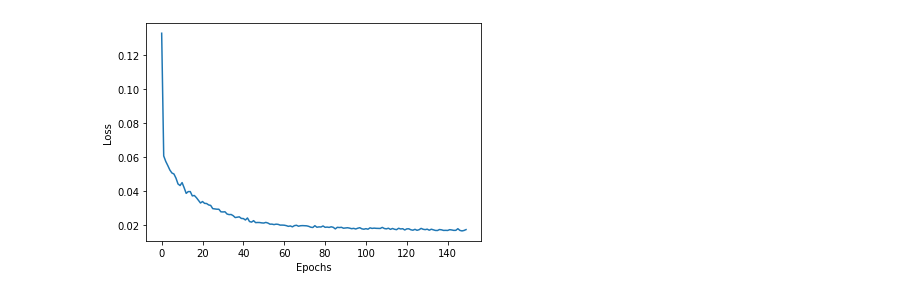
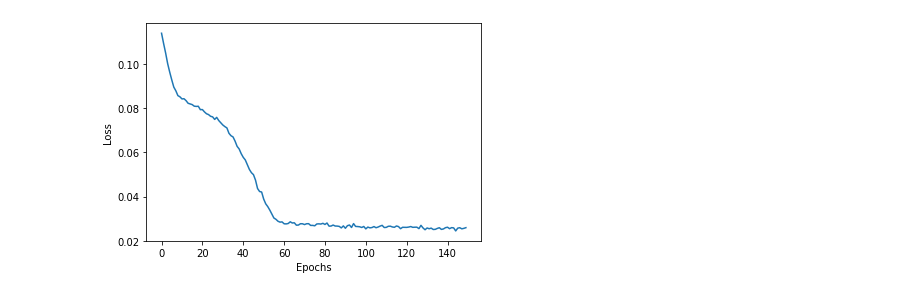
Before and after one commit to graphtrek/stockforecast, a Jupyter notebook: graphtrek_06.ipynb, the cells around one changed output. Drawn from its saved outputs; the diff is of its cells as text; code cells hidden in the pictures.

```diff
--- a/graphtrek_06.ipynb
+++ b/graphtrek_06.ipynb
@@ -18,12 +18,13 @@ from pandas.tseries.holiday import USFederalHolidayCalendar
 from pandas.tseries.offsets import CustomBusinessDay
 from keras.preprocessing.sequence import TimeseriesGenerator
 # %%
-ticker = "QQQ"
+ticker = "TSLA"
 look_back = 5 #  number of past days we want to use to predict 1 day in the future.
 max_data_size = 730 # ~2 years
 split_percent = 0.90 # use 90% of the data  for train
 print_level = 'DEBUG'
-nr_of_features = 4
+nr_of_features = 2
+np.random.seed(42)
 # %%
 url = 'https://www.alphavantage.co/query?function=TIME_SERIES_DAILY_ADJUSTED&symbol='+ticker+'&outputsize=full&apikey=3F4URDEKOPLFH25T'
 print(url)
@@ -56,9 +57,9 @@ for key, value in stock_api_data.items():
 
   # 3 features
   lstm_data.append([
-    close,
-    high,
-    low
+    close#,
+    #high,
+    #low
   ])
 
   data.append([
@@ -208,7 +211,7 @@ if print_level == 'DEBUG':
 # %%
-train_generator = TimeseriesGenerator(lstm_train_data_scaled, lstm_train_data_scaled, length=look_back, batch_size=1)
+train_generator = TimeseriesGenerator(lstm_train_data_scaled, lstm_train_data_scaled, length=look_back)
 
-if print_level == 'DEBUG':
+if print_level == 'TRACE':
   print('Samples: %d' % len(train_generator))
   # print each sample
   for i in range(2):
@@ -229,31 +220,31 @@ Samples: 652
 # %%
 model = Sequential()
-model.add(LSTM(units=50, activation='relu', input_shape=(look_back, nr_of_features), return_sequences=True))
+model.add(LSTM(units=50, activation='tanh', input_shape=(look_back, nr_of_features), return_sequences=True))
 model.add(Dropout(0.2))
-model.add(LSTM(units=50, return_sequences=True, activation="relu"))
+model.add(LSTM(units=50, return_sequences=True, activation="tanh"))
 model.add(Dropout(0.2))
-model.add(LSTM(units=50, return_sequences=True, activation="relu"))
+model.add(LSTM(units=50, return_sequences=True, activation="tanh"))
 model.add(Dropout(0.2))
-model.add(LSTM(units=50, activation="relu"))
+model.add(LSTM(units=50, activation="tanh"))
 model.add(Dropout(0.2))
 model.add(Dense(nr_of_features))
 
 model.compile(
     loss=MAE,
     optimizer=Adam(learning_rate=0.0001),
     metrics=["mae"]
 )
 
 #model.summary()
 
 modelo = model.fit(train_generator, epochs=150, verbose=0)
 if print_level == 'DEBUG':
   plt.plot(modelo.history['loss'])
   plt.xlabel('Epochs')
   plt.ylabel('Loss')
   plt.show()
 # %% [output]
-[figure, old version]
+[figure, new version]
 # %%
 test_generator = TimeseriesGenerator(lstm_test_data_scaled, lstm_test_data_scaled, length=look_back, batch_size=1)
 
```
Also changed, not shown: parts of 11 cells of this notebook.
